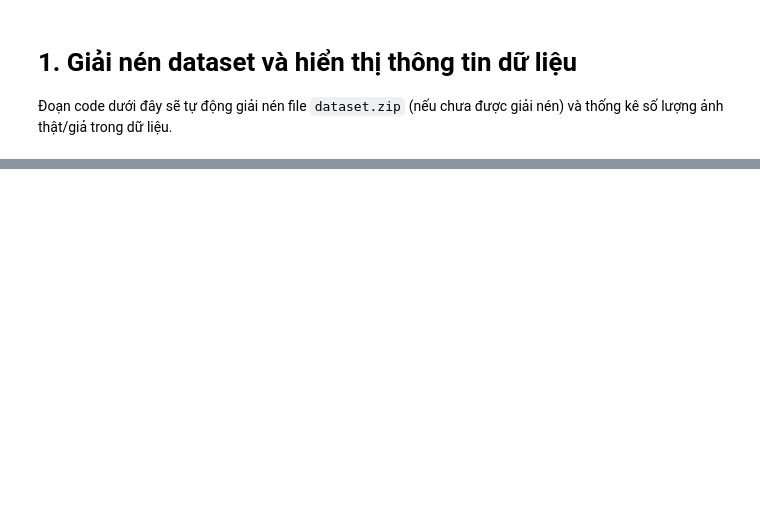
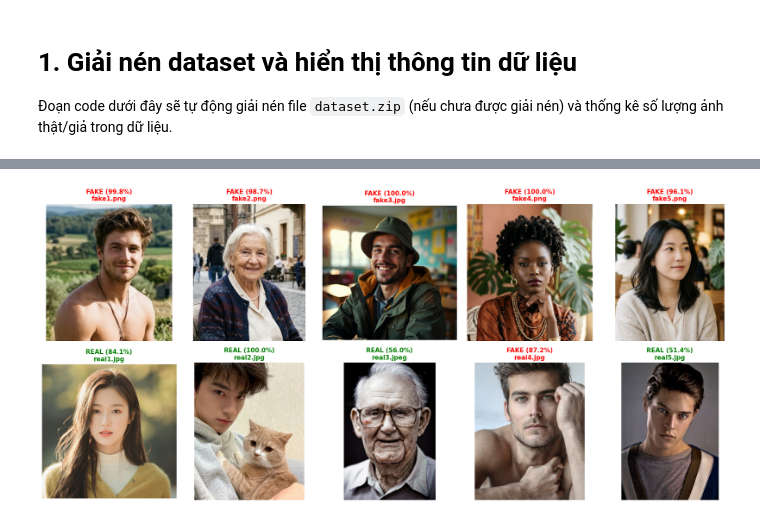
Before and after one commit to FluteInTheRain/Real-fake-face-image-detection, a Jupyter notebook: dire_detection/main.ipynb, the cells around one changed output, grey strips where cells are left out. Saved outputs shown, nothing was run; the diff lists cells and outputs as text; code cells hidden in the pictures; blank space fills up the shorter version.

```diff
--- a/dire_detection/main.ipynb
+++ b/dire_detection/main.ipynb
@@ -263,0 +442,97 @@ except Exception as e:
+# %%
+import os
+import math
+import torch
+import torch.nn as nn
+from torchvision.models import resnet50
+import torchvision.transforms as transforms
+from PIL import Image
+import matplotlib.pyplot as plt
+from pathlib import Path
+
+# 1. Xác định thiết bị và Tải bản vẽ mô hình
+device = torch.device("mps" if torch.backends.mps.is_available() else ("cuda" if torch.cuda.is_available() else "cpu"))
+
+# Nạp cấu trúc model và Load trọng số từ file (không cần train lại)
+model = resnet50(weights=None)
+model.fc = nn.Linear(model.fc.in_features, 2)
+model.load_state_dict(torch.load("resnet50_best_real_fake.pth", map_location=device, weights_only=True))
+model = model.to(device)
+model.eval()
+
+# Tiền xử lý ẩn
+preprocess = transforms.Compose([
+    transforms.Resize((224, 224)),
+    transforms.ToTensor(),
+    transforms.Normalize(mean=[0.485, 0.456, 0.406], std=[0.229, 0.224, 0.225])
+])
+
+def predict_images_in_folder(folder_path, max_cols=5):
+    """
+    Nhận đầu vào là một thư mục, quét tất cả các ảnh và hiển thị dự đoán theo dạng lưới.
+    Tối đa {max_cols} ảnh trên mỗi dòng.
+    """
+    folder_dir = Path(folder_path)
+    if not folder_dir.exists() or not folder_dir.is_dir():
+        print(f"Thư mục {folder_path} không tồn tại hoặc không hợp lệ!")
+        return
+
+    image_extensions = {".jpg", ".jpeg", ".png", ".webp"}
+    # Sắp xếp ảnh theo tên alphabet
+    image_paths = sorted([p for p in folder_dir.iterdir() if p.suffix.lower() in image_extensions])
+
+    num_images = len(image_paths)
+    if num_images == 0:
+        print(f"Không tìm thấy ảnh hợp lệ (jpg/png/webp) nào trong {folder_path}!")
+        return
+
+    print(f"Tìm thấy {num_images} ảnh. Đang tiến hành dự đoán...\n")
+
+    # Tính toán số lượng dòng/cột hiển thị trên Matplotlib
+    cols = min(max_cols, num_images)
+    rows = math.ceil(num_images / cols)
+
+    fig = plt.figure(figsize=(cols * 3.5, rows * 4))
+
+    for i, img_path in enumerate(image_paths):
+        try:
+            img = Image.open(img_path).convert("RGB")
+
+            # Ép ảnh về dạng Tensor ma trận (1, 3, 224, 224) để model đọc được
+            img_tensor = preprocess(img).unsqueeze(0).to(device)
+
+            with torch.no_grad():
+                outputs = model(img_tensor)
+                probabilities = torch.nn.functional.softmax(outputs, dim=1)
+                confidence, predicted_class = torch.max(probabilities, 1)
+
+            is_fake = predicted_class.item() == 1
+            label = "FAKE" if is_fake else "REAL"
+            score = confidence.item() * 100
+            color = "red" if is_fake else "green"
+
+            # Khởi tạo vùng vẽ từng ảnh (subplot)
+            ax = fig.add_subplot(rows, cols, i + 1)
+            ax.imshow(img)
+            ax.axis('off')
+
+            # Rút gọn tên file nếu quá dài (quá 15 ký tự thì thêm dấu ...)
+            short_name = img_path.name if len(img_path.name) <= 15 else img_path.name[:12] + "..."
+            ax.set_title(f"{label} ({score:.1f}%)\n{short_name}", color=color, fontsize=11, fontweight='bold')
+
+        except Exception as e:
+            print(f"Lỗi khi xử lý ảnh {img_path.name}: {e}")
+
+    plt.tight_layout()
+    plt.show()
+
+# ==================================
+# THỰC THI:
+# Truyền vào bất kỳ đường dẫn thư mục ảnh nào bạn muốn
+test_folder_path = "../datasets/extracted_data/images/test"
+
+if os.path.exists(test_folder_path):
+    predict_images_in_folder(test_folder_path, max_cols=5)
+else:
+    print("Vui lòng cập nhật đường dẫn thư mục hợp lệ tại biến test_folder_path!")
+# %% [output]
@@ -263,0 +540 @@ except Exception as e:
+[figure, added]
```
Also changed, not shown: parts of 17 cells of this notebook, 3 other files.
